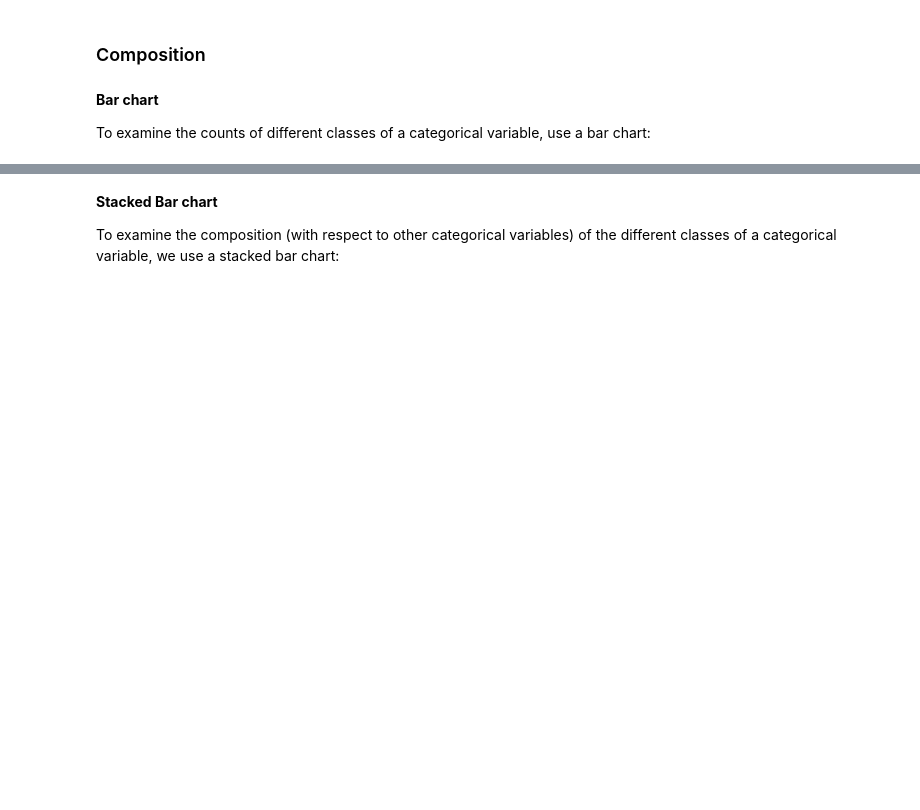
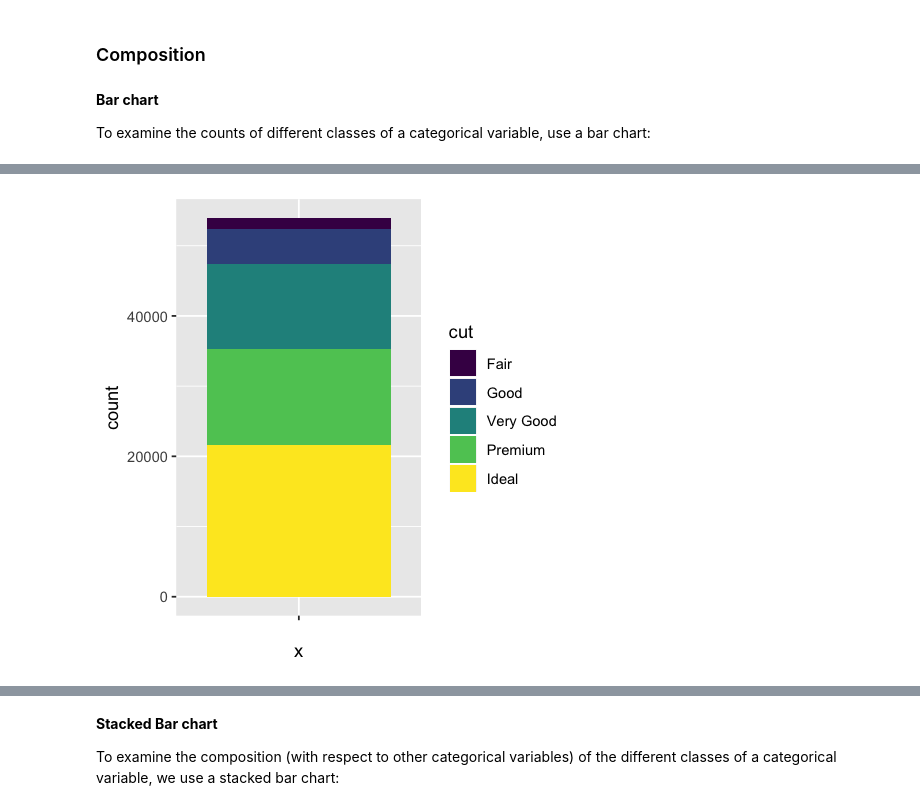
Before and after one commit to wi3jmu/AIS2020, a Jupyter notebook: notebooks/AIS_W04_SS20_data_vis.ipynb, the cells around one changed output, grey strips where cells are left out. Saved outputs shown, nothing was run; the diff lists cells and outputs as text; code cells hidden in the pictures; blank space fills up the shorter version.

```diff
--- a/notebooks/AIS_W04_SS20_data_vis.ipynb
+++ b/notebooks/AIS_W04_SS20_data_vis.ipynb
@@ -188,0 +216,6 @@ The algorithm used to calculate new values for a graph is called a stat, short f
+# %%
+diamonds_count %>%
+  ggplot() +
+  geom_col(mapping = aes(x = "", y=count, fill=cut))
+# %% [output]
+[figure, added]
```
Also changed, not shown: parts of 28 cells of this notebook.
